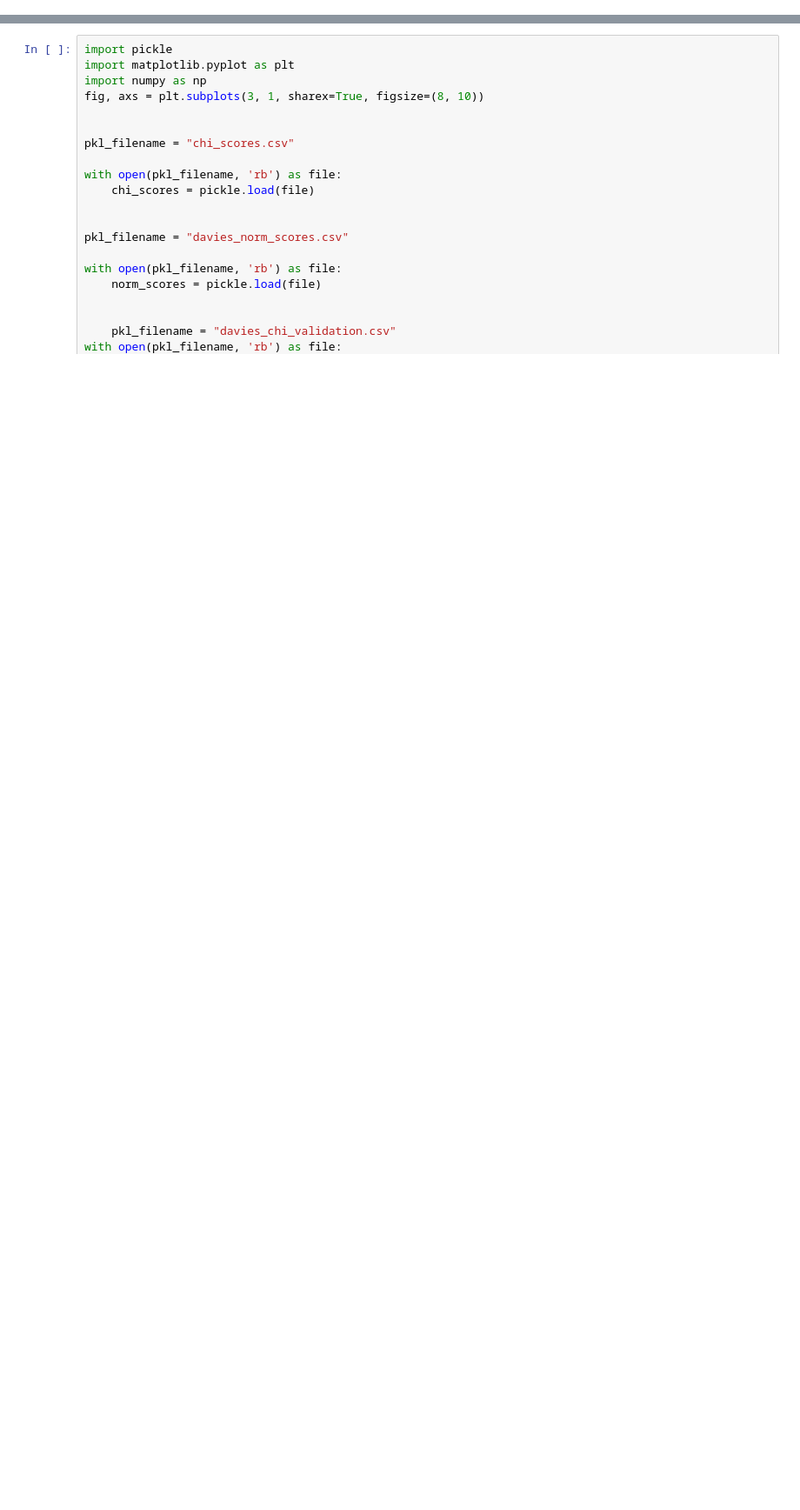
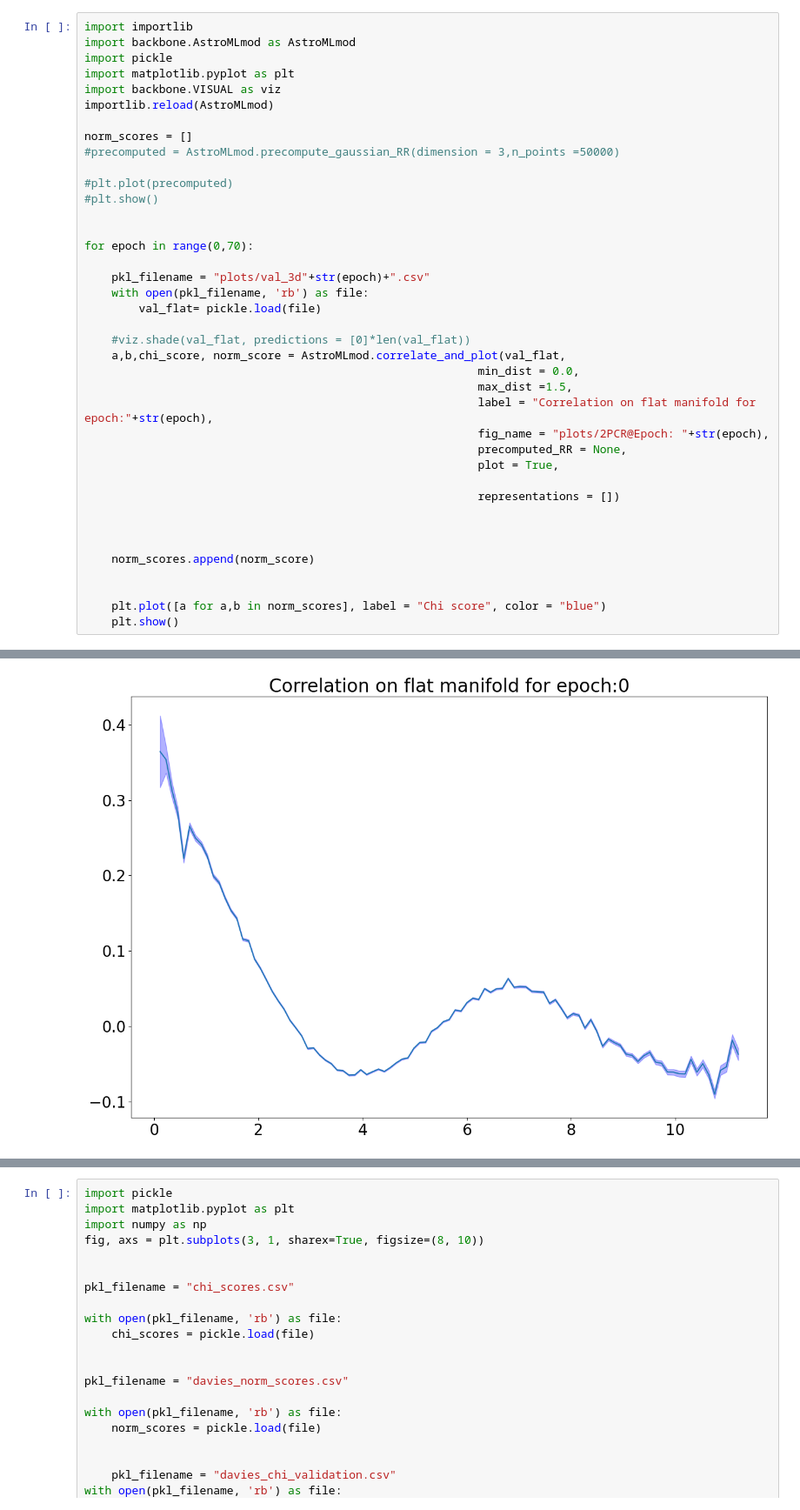
Before and after one commit to Koketsoc137/spectra_for_features, a Jupyter notebook: Training.ipynb, the cells around one changed output, grey strips where cells are left out. Shown at 87% size. Cells and saved outputs as stored; diff of their text form; blank space fills up the shorter version.

```diff
--- a/Training.ipynb
+++ b/Training.ipynb
@@ -440,0 +367,40 @@ plt.show()
+# %%
+import importlib
+import backbone.AstroMLmod as AstroMLmod
+import pickle
+import matplotlib.pyplot as plt
+import backbone.VISUAL as viz
+importlib.reload(AstroMLmod)
+
+norm_scores = []
+#precomputed = AstroMLmod.precompute_gaussian_RR(dimension = 3,n_points =50000)
+
+#plt.plot(precomputed)
+#plt.show()
+
+
+for epoch in range(0,70):
+
+    pkl_filename = "plots/val_3d"+str(epoch)+".csv"
+    with open(pkl_filename, 'rb') as file:
+        val_flat= pickle.load(file)
+
+    #viz.shade(val_flat, predictions = [0]*len(val_flat))
+    a,b,chi_score, norm_score = AstroMLmod.correlate_and_plot(val_flat,
+                                                          min_dist = 0.0,
+                                                          max_dist =1.5,
+                                                          label = "Correlation on flat manifold for epoch:"+str(epoch),
+                                                          fig_name = "plots/2PCR@Epoch: "+str(epoch),
+                                                          precomputed_RR = None,
+                                                          plot = True,
+
+                                                          representations = [])
+
+
+
+    norm_scores.append(norm_score)
+
+
+    plt.plot([a for a,b in norm_scores], label = "Chi score", color = "blue")
+    plt.show()
+# %% [output]
@@ -440,0 +412 @@ plt.show()
+[figure, added]
```
Also changed, not shown: parts of 8 cells of this notebook, 1 other file.
